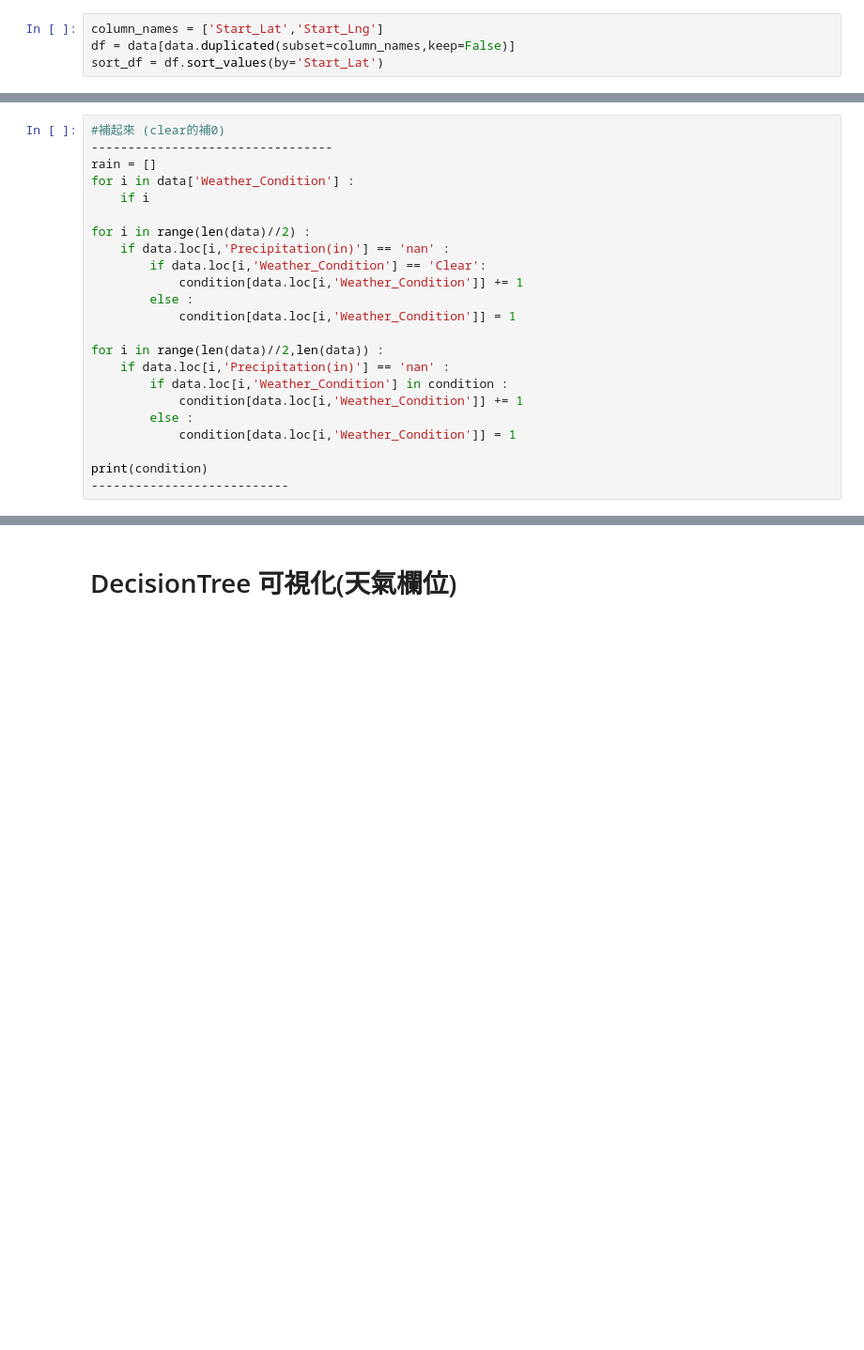
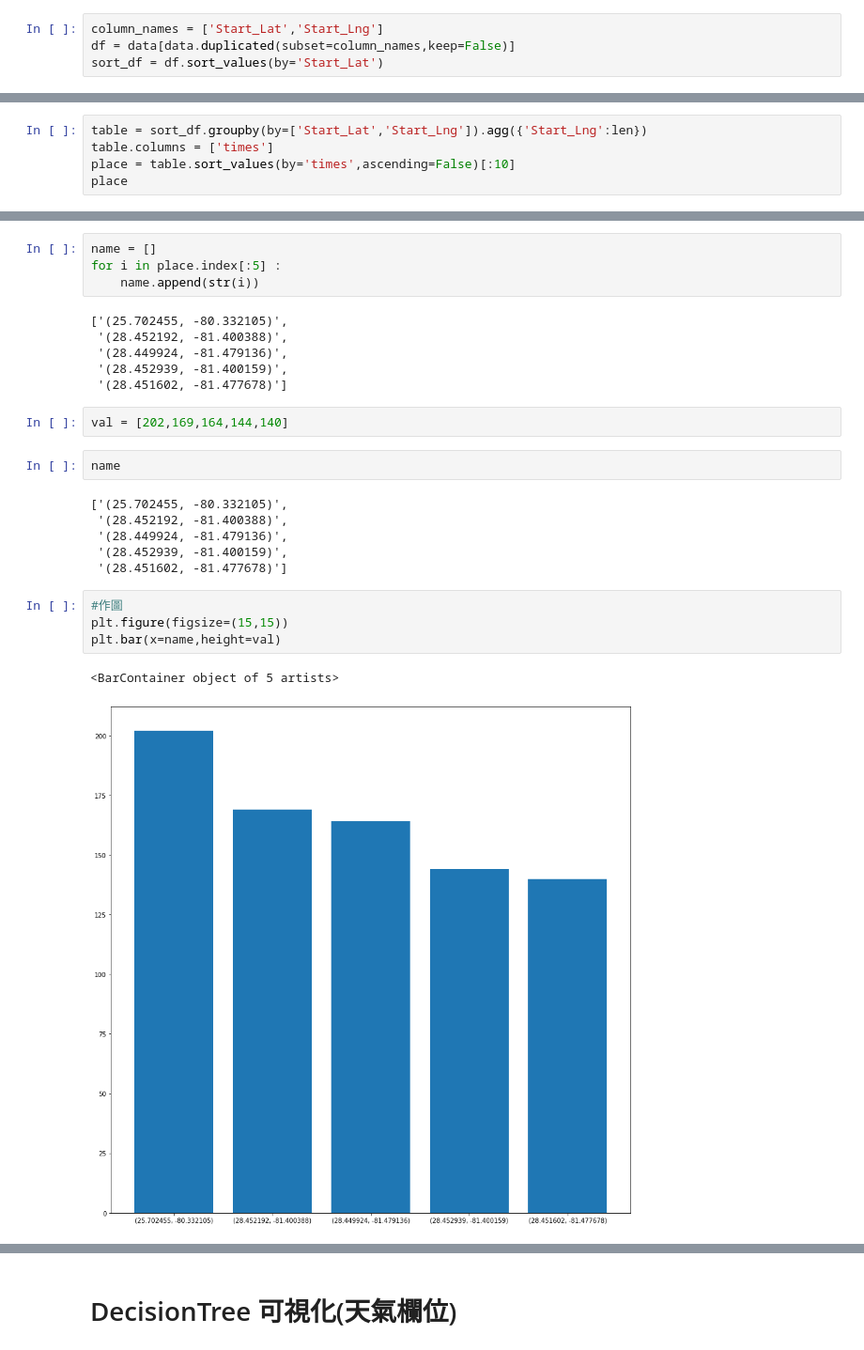
Before and after one commit to Vincent23412/-, a Jupyter notebook: 交通事故專案.ipynb, the cells around one changed output, grey strips where cells are left out. Shown: that part at 94% size. Drawn from its saved outputs; the diff is of its cells as text; blank space fills up the shorter version.

```diff
--- a/交通事故專案.ipynb
+++ b/交通事故專案.ipynb
@@ -388,23 +201,0 @@ data['Precipitation(in)'].isnull().sum()
-# %%
-#補起來 (clear的補0)
----------------------------------
-rain = []
-for i in data['Weather_Condition'] :
-    if i
-
-for i in range(len(data)//2) :
-    if data.loc[i,'Precipitation(in)'] == 'nan' :
-        if data.loc[i,'Weather_Condition'] == 'Clear':
-            condition[data.loc[i,'Weather_Condition']] += 1
-        else :
-            condition[data.loc[i,'Weather_Condition']] = 1
-
-for i in range(len(data)//2,len(data)) :
-    if data.loc[i,'Precipitation(in)'] == 'nan' :
-        if data.loc[i,'Weather_Condition'] in condition :
-            condition[data.loc[i,'Weather_Condition']] += 1
-        else :
-            condition[data.loc[i,'Weather_Condition']] = 1
-
-print(condition)
----------------------------
@@ -545,0 +202,5 @@ sever = data[(data['Severity'] == 3) | (data['Severity'] == 4)]
+# %%
+table = sort_df.groupby(by=['Start_Lat','Start_Lng']).agg({'Start_Lng':len})
+table.columns = ['times']
+place = table.sort_values(by='times',ascending=False)[:10]
+place
@@ -545,0 +229,27 @@ sever = data[(data['Severity'] == 3) | (data['Severity'] == 4)]
+# %%
+name = []
+for i in place.index[:5] :
+    name.append(str(i))
+# %% [output]
+['(25.702455, -80.332105)',
+ '(28.452192, -81.400388)',
+ '(28.449924, -81.479136)',
+ '(28.452939, -81.400159)',
+ '(28.451602, -81.477678)']
+# %%
+val = [202,169,164,144,140]
+# %%
+name
+# %% [output]
+['(25.702455, -80.332105)',
+ '(28.452192, -81.400388)',
+ '(28.449924, -81.479136)',
+ '(28.452939, -81.400159)',
+ '(28.451602, -81.477678)']
+# %%
+#作圖
+plt.figure(figsize=(15,15))
+plt.bar(x=name,height=val)
+# %% [output]
+<BarContainer object of 5 artists>
+[figure, added]
```
Also changed, not shown: parts of 112 cells of this notebook.
